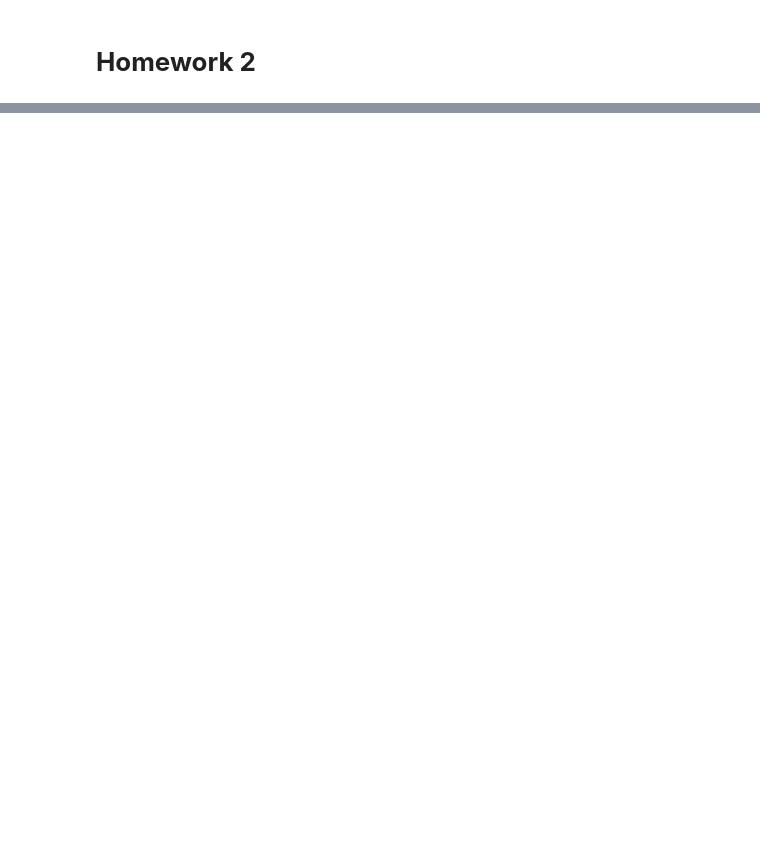
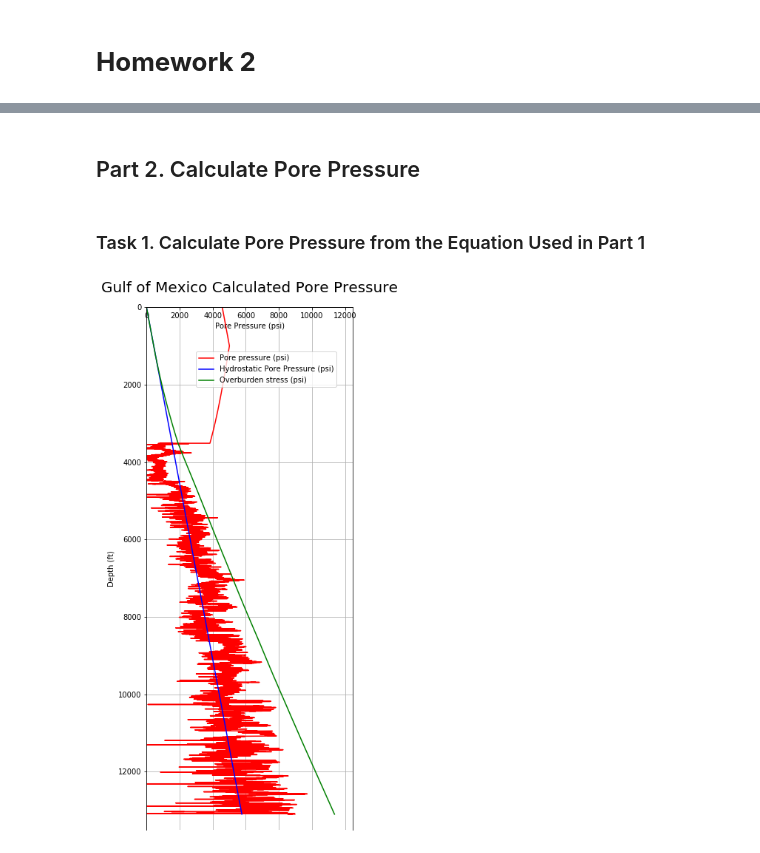
Before and after one commit to yohanesnuwara/reservoir-geomechanics, a Jupyter notebook: homework 2/homework2.ipynb, the cells around one changed output, grey strips where cells are left out. Saved outputs shown, nothing was run; the diff lists cells and outputs as text; code cells hidden in the pictures; blank space fills up the shorter version.

```diff
--- a/homework 2/homework2.ipynb
+++ b/homework 2/homework2.ipynb
@@ -18,0 +85,25 @@ Unpacking objects: 100% (44/44), done.
+# %% [markdown]
+## Part 2. Calculate Pore Pressure
+# %% [markdown]
+### Task 1. Calculate Pore Pressure from the Equation Used in Part 1
+# %%
+# original equation: poro = poro_initial * np.exp(-(beta) * sv_eff)
+# equation of Pp from density porosity: Pp = sv - ((ln(poro_initial) - ln(poro)) / beta)
+
+a = np.log(poro_initial) - np.log(poro)
+pore_pressure = sv - (a / beta)
+
+plt.figure(figsize=(5, 13))
+
+p1 = plt.plot(pore_pressure, depth, 'r')
+p2 = plt.plot(pp_hydro, depth, 'b')
+p3 = plt.plot(sv, depth, color='green')
+plt.title("Gulf of Mexico Calculated Pore Pressure", pad=20, size=20)
+plt.legend((p1[0], p2[0], p3[0]), ('Pore pressure (psi)', 'Hydrostatic Pore Pressure (psi)', 'Overburden stress (psi)'), bbox_to_anchor=(0.04, 0.82, 0.9, 0.102))
+plt.xlabel("Pore Pressure (psi)"); plt.ylabel("Depth (ft)")
+plt.grid(True)
+plt.ylim(0, 13500); plt.xlim(xmin=0)
+plt.gca().invert_yaxis()
+plt.gca().spines['bottom'].set_position('zero')
+# %% [output]
+[figure, added]
```
Also changed, not shown: parts of 6 cells of this notebook.
